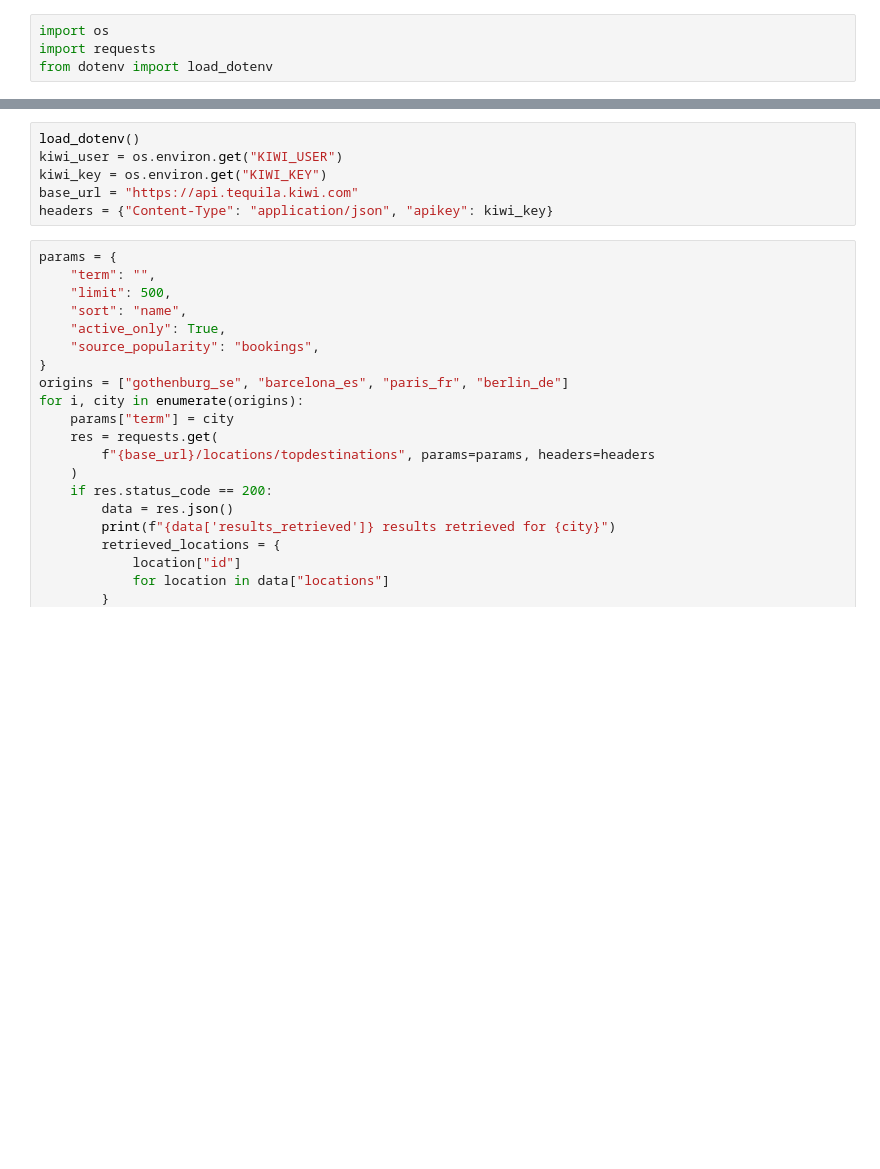
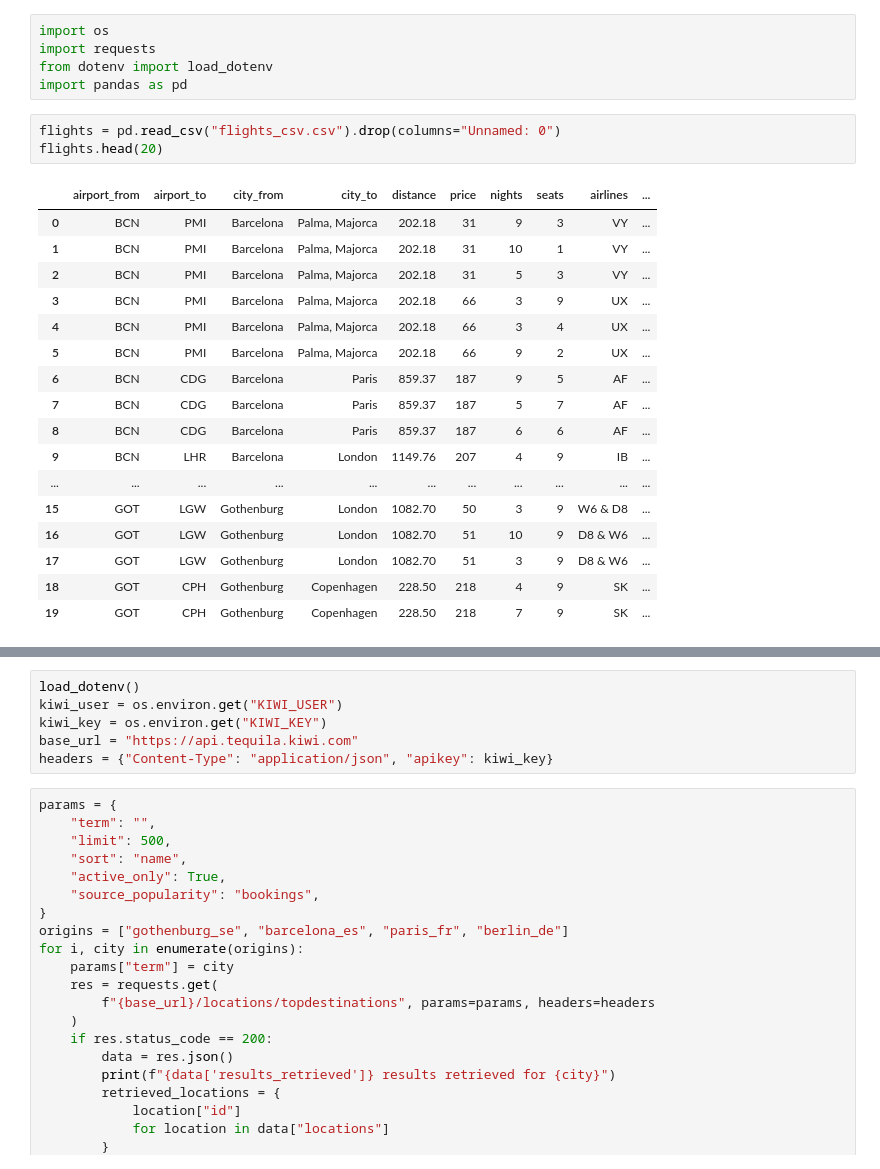
Before and after one commit to branchedelac/fly-me-to-the-mean, a Jupyter notebook: test_queries.ipynb, the cells around one changed output, grey strips where cells are left out. Drawn from its saved outputs; the diff is of its cells as text; blank space fills up the shorter version.

```diff
--- a/test_queries.ipynb
+++ b/test_queries.ipynb
@@ -2,3 +2,25 @@
 import os
 import requests
 from dotenv import load_dotenv
+import pandas as pd
+# %%
+flights = pd.read_csv("flights_csv.csv").drop(columns="Unnamed: 0")
+flights.head(20)
+# %% [output]
+|  | airport_from | airport_to | city_from | city_to | distance | price | nights | seats | airlines | ... |
+| 0 | BCN | PMI | Barcelona | Palma, Majorca | 202.18 | 31 | 9 | 3 | VY | ... |
+| 1 | BCN | PMI | Barcelona | Palma, Majorca | 202.18 | 31 | 10 | 1 | VY | ... |
+| 2 | BCN | PMI | Barcelona | Palma, Majorca | 202.18 | 31 | 5 | 3 | VY | ... |
+| 3 | BCN | PMI | Barcelona | Palma, Majorca | 202.18 | 66 | 3 | 9 | UX | ... |
+| 4 | BCN | PMI | Barcelona | Palma, Majorca | 202.18 | 66 | 3 | 4 | UX | ... |
+| 5 | BCN | PMI | Barcelona | Palma, Majorca | 202.18 | 66 | 9 | 2 | UX | ... |
+| 6 | BCN | CDG | Barcelona | Paris | 859.37 | 187 | 9 | 5 | AF | ... |
+| 7 | BCN | CDG | Barcelona | Paris | 859.37 | 187 | 5 | 7 | AF | ... |
+| 8 | BCN | CDG | Barcelona | Paris | 859.37 | 187 | 6 | 6 | AF | ... |
+| 9 | BCN | LHR | Barcelona | London | 1149.76 | 207 | 4 | 9 | IB | ... |
+| ... | ... | ... | ... | ... | ... | ... | ... | ... | ... | ... |
+| 15 | GOT | LGW | Gothenburg | London | 1082.70 | 50 | 3 | 9 | W6 & D8 | ... |
+| 16 | GOT | LGW | Gothenburg | London | 1082.70 | 51 | 10 | 9 | D8 & W6 | ... |
+| 17 | GOT | LGW | Gothenburg | London | 1082.70 | 51 | 3 | 9 | D8 & W6 | ... |
+| 18 | GOT | CPH | Gothenburg | Copenhagen | 228.50 | 218 | 4 | 9 | SK | ... |
+| 19 | GOT | CPH | Gothenburg | Copenhagen | 228.50 | 218 | 7 | 9 | SK | ... |
```
Also changed, not shown: parts of 4 cells of this notebook, 4 other files.
